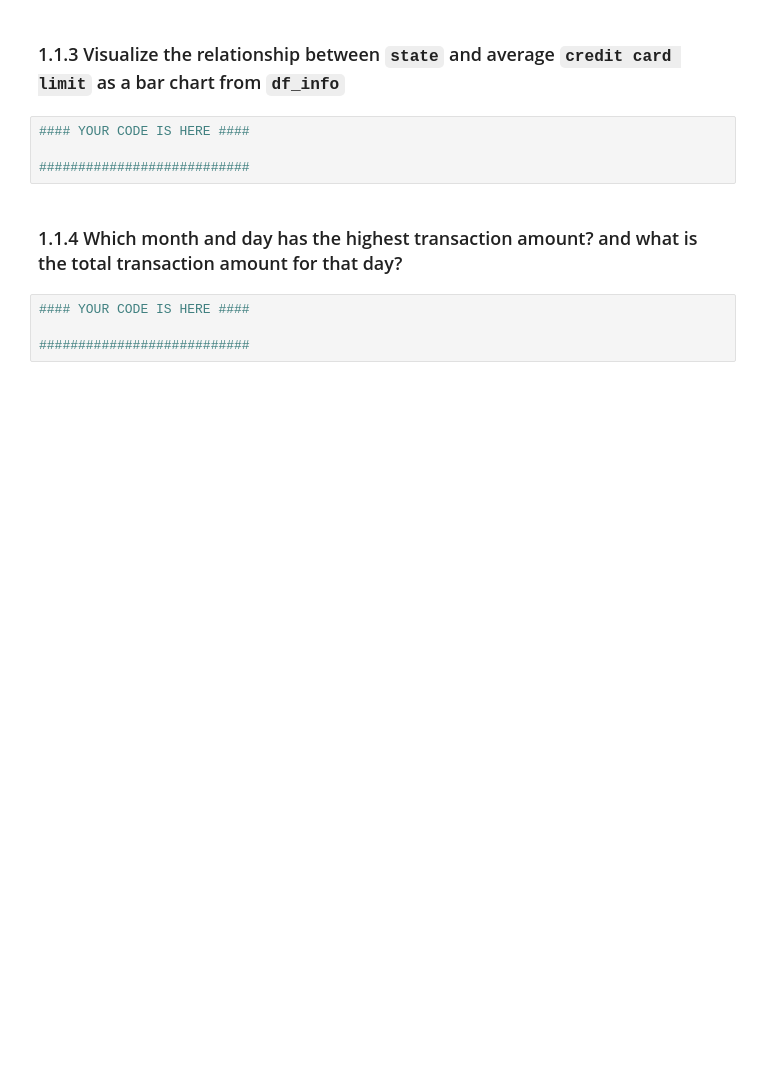
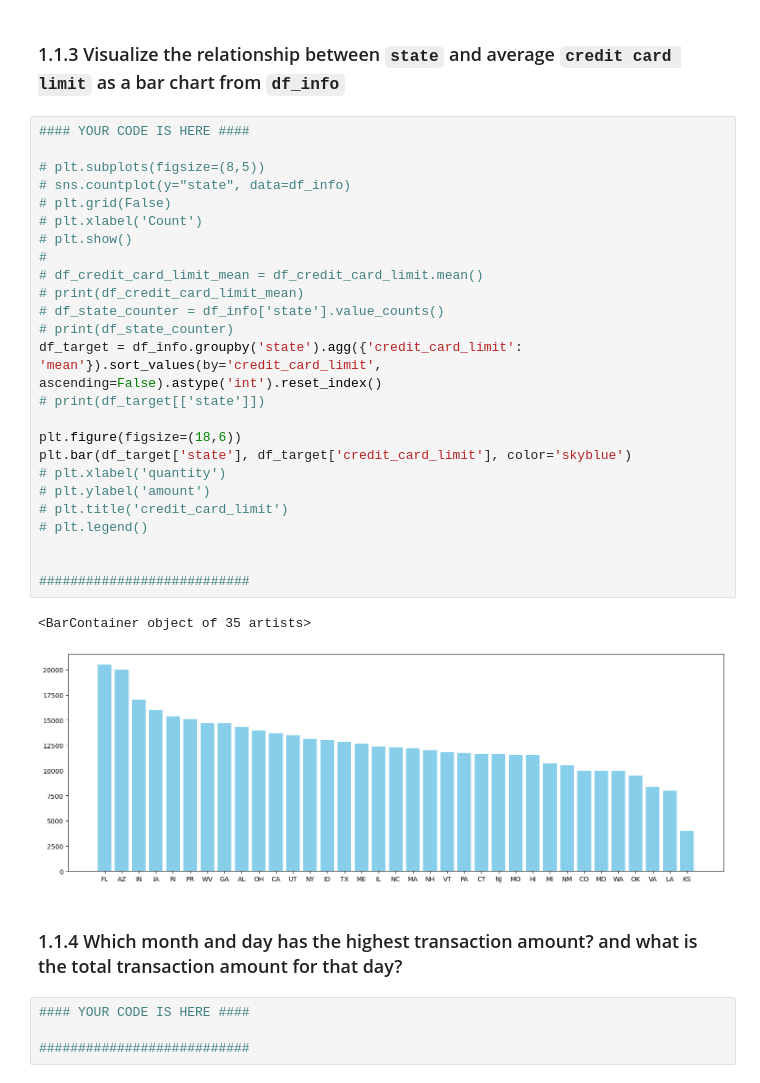
Before and after one commit to unknopu/MAD-labs, a Jupyter notebook: test_MAD_lab_module1.ipynb, the cells around one changed output. Saved outputs shown, nothing was run; the diff lists cells and outputs as text; blank space fills up the shorter version.

````diff
--- a/test_MAD_lab_module1.ipynb
+++ b/test_MAD_lab_module1.ipynb
@@ -53,9 +103,33 @@ df_txn['date'] = pd.to_datetime(df_txn['date'])
 # %% [markdown]
 ### 1.1.3 Visualize the relationship between ```state``` and average ```credit card limit``` as a bar chart from ```df_info```
-# %%
-#### YOUR CODE IS HERE ####
-
-###########################
+# %%
+#### YOUR CODE IS HERE ####
+
+# plt.subplots(figsize=(8,5))
+# sns.countplot(y="state", data=df_info)
+# plt.grid(False)
+# plt.xlabel('Count')
+# plt.show()
+#
+# df_credit_card_limit_mean = df_credit_card_limit.mean()
+# print(df_credit_card_limit_mean)
+# df_state_counter = df_info['state'].value_counts()
+# print(df_state_counter)
+df_target = df_info.groupby('state').agg({'credit_card_limit': 'mean'}).sort_values(by='credit_card_limit', ascending=False).astype('int').reset_index()
+# print(df_target[['state']])
+
+plt.figure(figsize=(18,6))
+plt.bar(df_target['state'], df_target['credit_card_limit'], color='skyblue')
+# plt.xlabel('quantity')
+# plt.ylabel('amount')
+# plt.title('credit_card_limit')
+# plt.legend()
+
+
+###########################
+# %% [output]
+<BarContainer object of 35 artists>
+[figure, added]
 # %% [markdown]
 ### 1.1.4 Which month and day has the highest transaction amount? and what is the total transaction amount for that day?
 # %%
````
Also changed, not shown: parts of 5 cells of this notebook.
